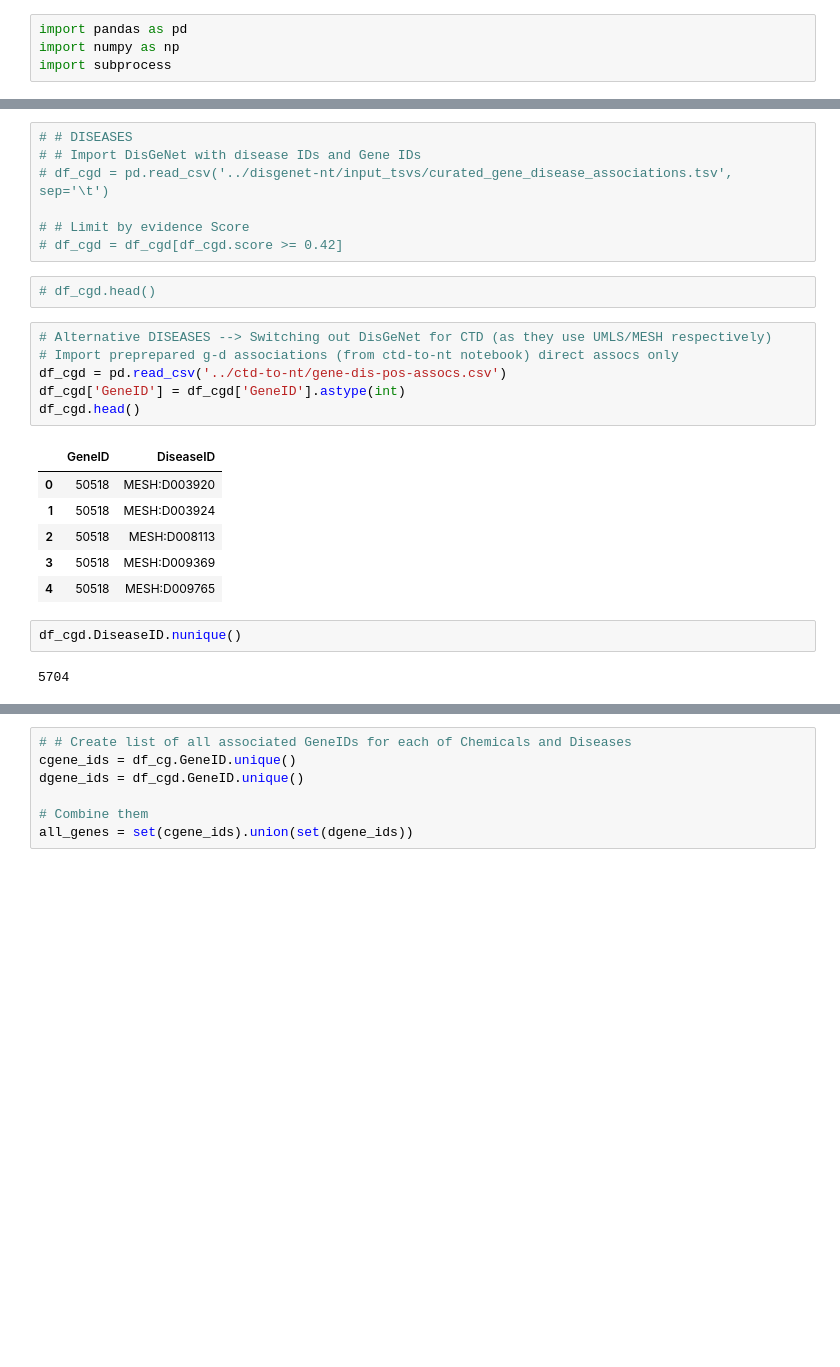
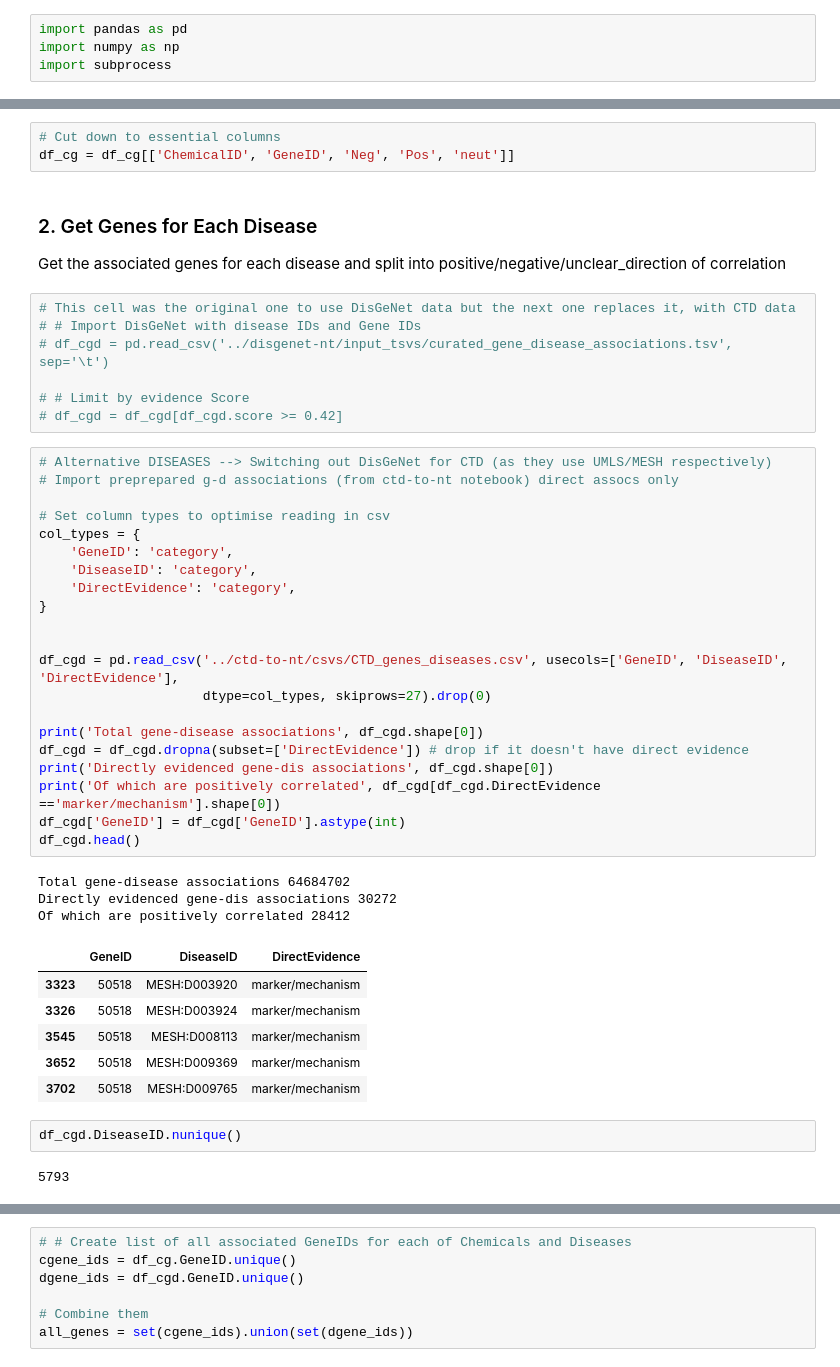
Before and after one commit to colemai/msc-thesis, a Jupyter notebook: opa/opa2vec.ipynb, the cells around one changed output, grey strips where cells are left out. Cells and saved outputs as stored; diff of their text form; blank space fills up the shorter version.

```diff
--- a/opa/opa2vec.ipynb
+++ b/opa/opa2vec.ipynb
@@ -24,26 +118,48 @@ df_cg['GeneID'] = df_cg.GeneID.astype(int)
+# %%
+# Cut down to essential columns
+df_cg = df_cg[['ChemicalID', 'GeneID', 'Neg', 'Pos', 'neut']]
+# %% [markdown]
+### 2. Get Genes for Each Disease
+Get the associated genes for each disease and split into positive/negative/unclear_direction of correlation
 # %%
-# # DISEASES
+# This cell was the original one to use DisGeNet data but the next one replaces it, with CTD data
 # # Import DisGeNet with disease IDs and Gene IDs
 # df_cgd = pd.read_csv('../disgenet-nt/input_tsvs/curated_gene_disease_associations.tsv', sep='\t')
 
 # # Limit by evidence Score
 # df_cgd = df_cgd[df_cgd.score >= 0.42]
-# %%
-# df_cgd.head()
 # %%
 # Alternative DISEASES --> Switching out DisGeNet for CTD (as they use UMLS/MESH respectively)
 # Import preprepared g-d associations (from ctd-to-nt notebook) direct assocs only
-df_cgd = pd.read_csv('../ctd-to-nt/gene-dis-pos-assocs.csv')
+
+# Set column types to optimise reading in csv
+col_types = {
+    'GeneID': 'category',
+    'DiseaseID': 'category',
+    'DirectEvidence': 'category',
+}
+
+
+df_cgd = pd.read_csv('../ctd-to-nt/csvs/CTD_genes_diseases.csv', usecols=['GeneID', 'DiseaseID', 'DirectEvidence'],
+                     dtype=col_types, skiprows=27).drop(0)
+
+print('Total gene-disease associations', df_cgd.shape[0])
+df_cgd = df_cgd.dropna(subset=['DirectEvidence']) # drop if it doesn't have direct evidence
+print('Directly evidenced gene-dis associations', df_cgd.shape[0])
+print('Of which are positively correlated', df_cgd[df_cgd.DirectEvidence =='marker/mechanism'].shape[0])
 df_cgd['GeneID'] = df_cgd['GeneID'].astype(int)
 df_cgd.head()
 # %% [output]
+Total gene-disease associations 64684702
+Directly evidenced gene-dis associations 30272
+Of which are positively correlated 28412
-|  | GeneID | DiseaseID |
-| 0 | 50518 | MESH:D003920 |
-| 1 | 50518 | MESH:D003924 |
-| 2 | 50518 | MESH:D008113 |
-| 3 | 50518 | MESH:D009369 |
-| 4 | 50518 | MESH:D009765 |
+|  | GeneID | DiseaseID | DirectEvidence |
+| 3323 | 50518 | MESH:D003920 | marker/mechanism |
+| 3326 | 50518 | MESH:D003924 | marker/mechanism |
+| 3545 | 50518 | MESH:D008113 | marker/mechanism |
+| 3652 | 50518 | MESH:D009369 | marker/mechanism |
+| 3702 | 50518 | MESH:D009765 | marker/mechanism |
 # %%
 df_cgd.DiseaseID.nunique()
 # %% [output]
-5704
+5793
```
Also changed, not shown: parts of 85 cells of this notebook, 2 other files.
